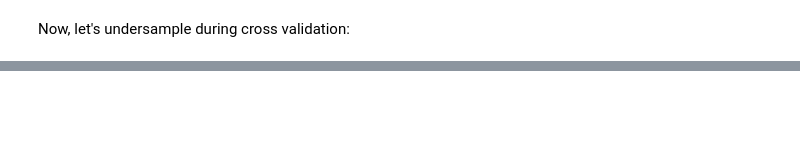
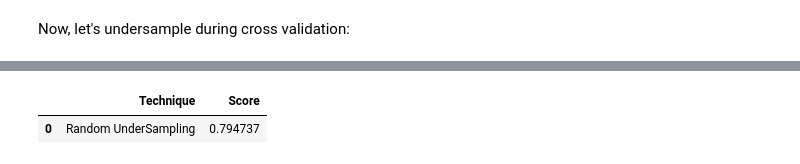
Before and after one commit to JayThibs/Credit_Card_Fraud_Detection, a Jupyter notebook: Credit_Card_Fraud_Detection.ipynb, the cells around one changed output, grey strips where cells are left out. Drawn from its saved outputs; the diff is of its cells as text; code cells hidden in the pictures; blank space fills up the shorter version.

```diff
--- a/Credit_Card_Fraud_Detection.ipynb
+++ b/Credit_Card_Fraud_Detection.ipynb
@@ -933,0 +1081,24 @@ Before we move forward, there are a few things we need to keep in mind when buil
+# %%
+# Final Score in the test set of logistic regression
+from sklearn.metrics import accuracy_score
+
+# Logistic Regression with Under-Sampling
+y_pred = log_reg.predict(X_test)
+undersample_score = accuracy_score(y_test, y_pred)
+
+d = {'Technique': ['Random UnderSampling'],
+     'Score': [undersample_score]}
+final_df = pd.DataFrame(data=d)
+
+# Move column
+score = final_df['Score']
+final_df.drop('Score', axis=1, inplace=True)
+final_df.insert(1, 'Score', score)
+
+# Note how high is accuracy score it can be misleading!
+final_df
+
+#0.798942
+# %% [output]
+|  | Technique | Score |
+| 0 | Random UnderSampling | 0.794737 |
```
Also changed, not shown: parts of 32 cells of this notebook.
